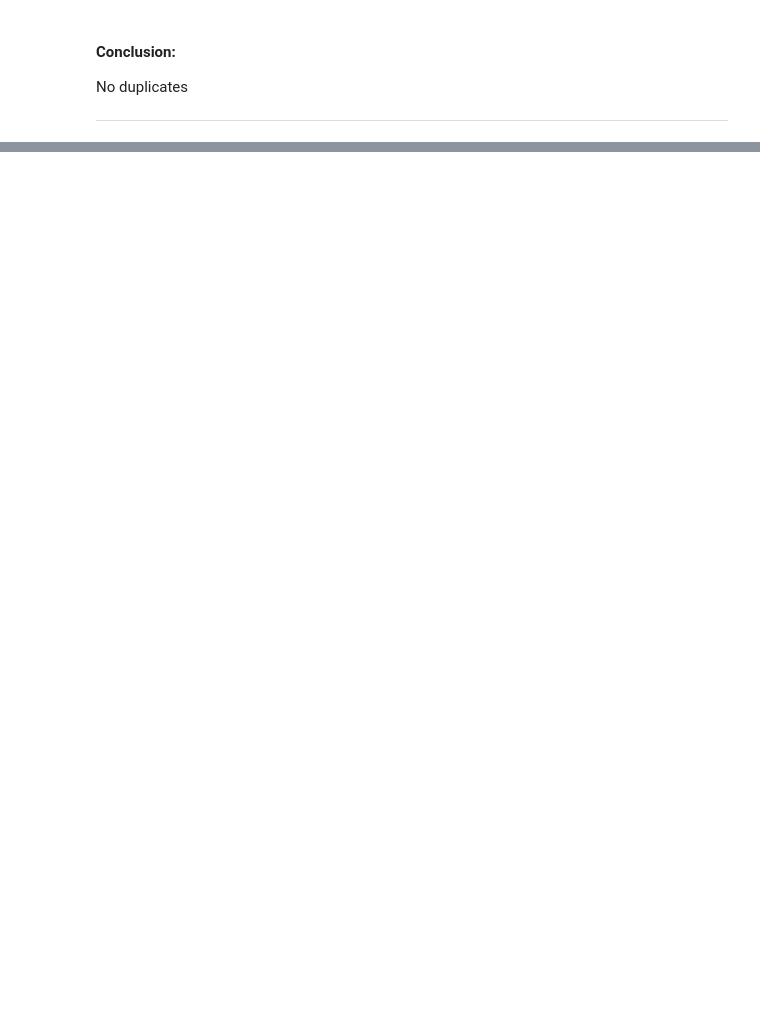
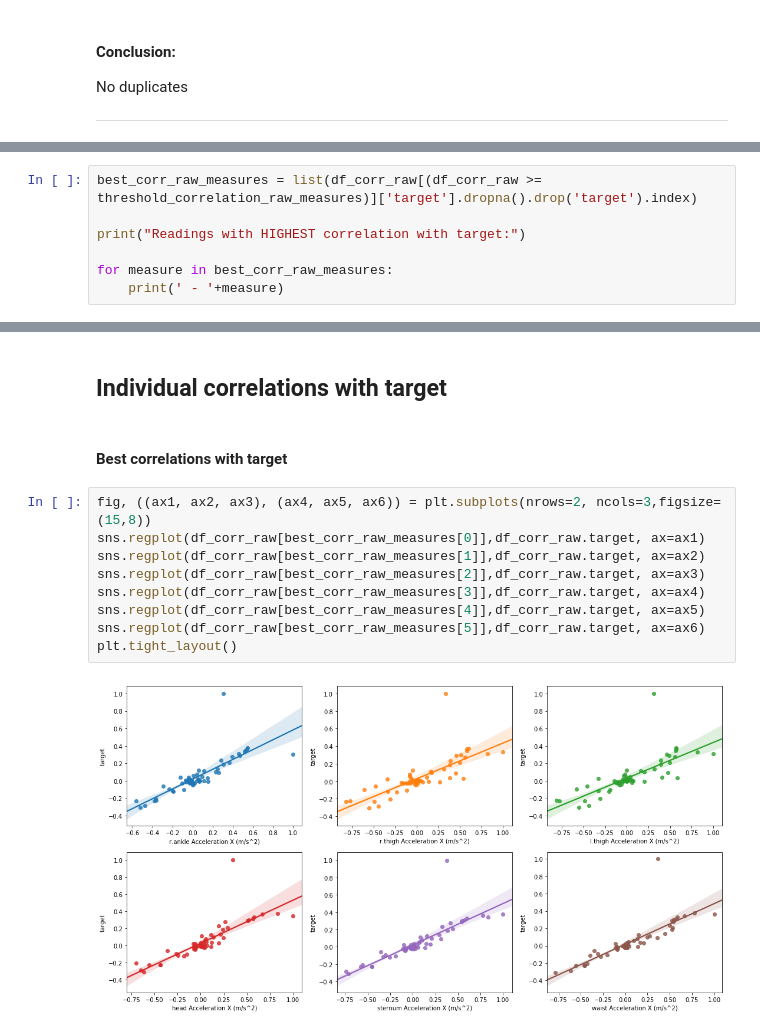
Before and after one commit to mdrmuhaimin/BigData2, a Jupyter notebook: code/exploratory_data_analysis.ipynb, the cells around one changed output, grey strips where cells are left out. Drawn from its saved outputs; the diff is of its cells as text; blank space fills up the shorter version.

```diff
--- a/code/exploratory_data_analysis.ipynb
+++ b/code/exploratory_data_analysis.ipynb
@@ -420,0 +305,7 @@ ax.set_title('{} - Subject {} - {}'.format(trial_type, subject, str.capitalize(s
+# %%
+best_corr_raw_measures = list(df_corr_raw[(df_corr_raw >= threshold_correlation_raw_measures)]['target'].dropna().drop('target').index)
+
+print("Readings with HIGHEST correlation with target:")
+
+for measure in best_corr_raw_measures:
+    print(' - '+measure)
@@ -420,0 +337,15 @@ ax.set_title('{} - Subject {} - {}'.format(trial_type, subject, str.capitalize(s
+# %% [markdown]
+## Individual correlations with target
+# %% [markdown]
+#### Best correlations with target
+# %%
+fig, ((ax1, ax2, ax3), (ax4, ax5, ax6)) = plt.subplots(nrows=2, ncols=3,figsize=(15,8))
+sns.regplot(df_corr_raw[best_corr_raw_measures[0]],df_corr_raw.target, ax=ax1)
+sns.regplot(df_corr_raw[best_corr_raw_measures[1]],df_corr_raw.target, ax=ax2)
+sns.regplot(df_corr_raw[best_corr_raw_measures[2]],df_corr_raw.target, ax=ax3)
+sns.regplot(df_corr_raw[best_corr_raw_measures[3]],df_corr_raw.target, ax=ax4)
+sns.regplot(df_corr_raw[best_corr_raw_measures[4]],df_corr_raw.target, ax=ax5)
+sns.regplot(df_corr_raw[best_corr_raw_measures[5]],df_corr_raw.target, ax=ax6)
+plt.tight_layout()
+# %% [output]
+[figure, added]
```
Also changed, not shown: parts of 73 cells of this notebook.
